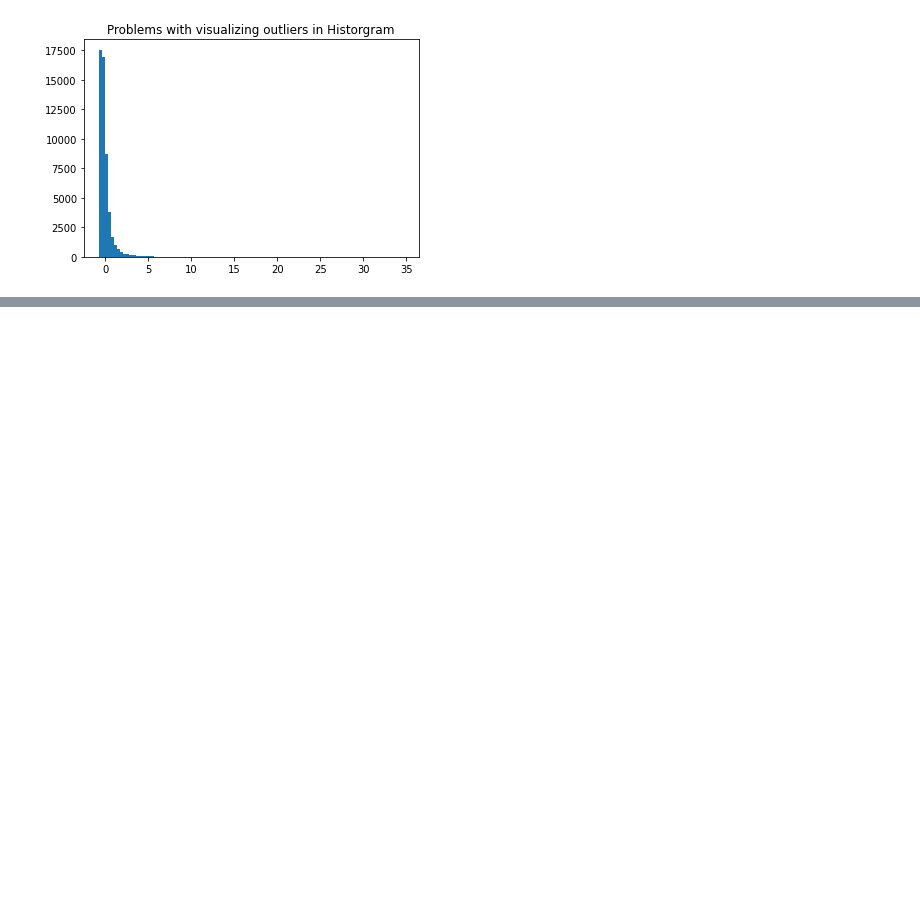
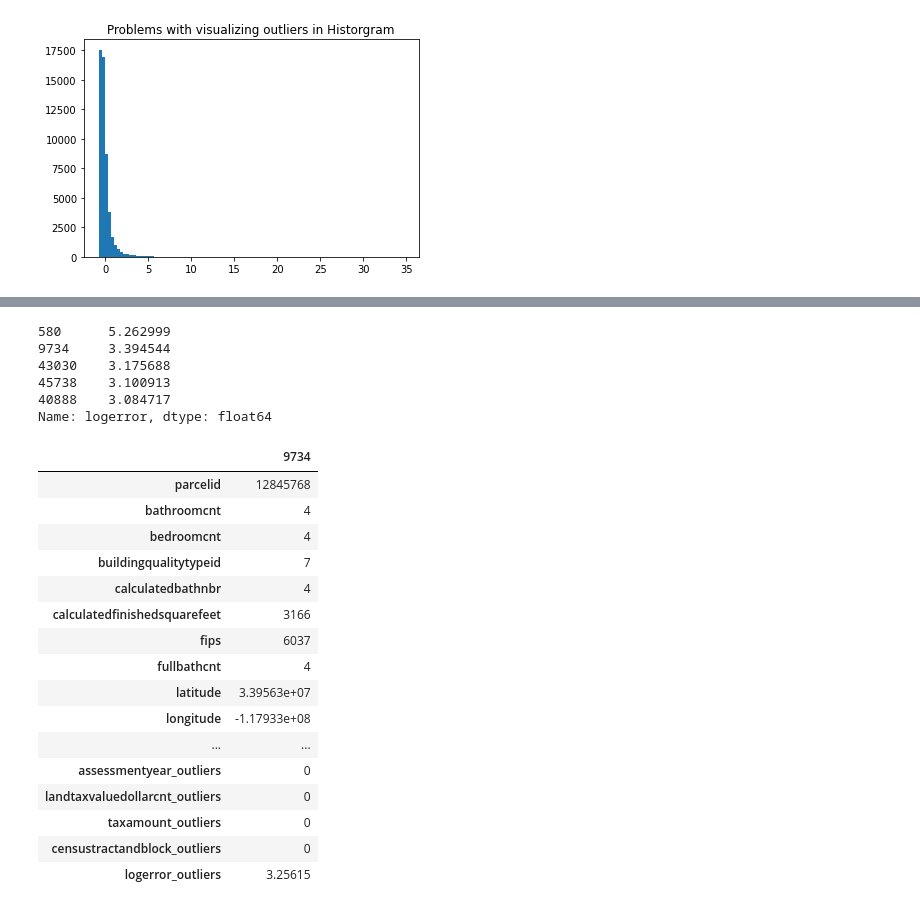
Before and after one commit to armadillo-zillow/zillow_clustering_project, a Jupyter notebook: noah_working_file.ipynb, the cells around one changed output, grey strips where cells are left out. Saved outputs shown, nothing was run; the diff lists cells and outputs as text; code cells hidden in the pictures; blank space fills up the shorter version.

```diff
--- a/noah_working_file.ipynb
+++ b/noah_working_file.ipynb
@@ -223,0 +324,29 @@ plt.title('Problems with visualizing outliers in BarPlot')
+# %%
+df.logerror.nlargest()
+# %% [output]
+580      5.262999
+9734     3.394544
+43030    3.175688
+45738    3.100913
+40888    3.084717
+Name: logerror, dtype: float64
+# %%
+pd.DataFrame(df.loc[9734, :])
+# %% [output]
+|  | 9734 |
+| parcelid | 12845768 |
+| bathroomcnt | 4 |
+| bedroomcnt | 4 |
+| buildingqualitytypeid | 7 |
+| calculatedbathnbr | 4 |
+| calculatedfinishedsquarefeet | 3166 |
+| fips | 6037 |
+| fullbathcnt | 4 |
+| latitude | 3.39563e+07 |
+| longitude | -1.17933e+08 |
+| ... | ... |
+| assessmentyear_outliers | 0 |
+| landtaxvaluedollarcnt_outliers | 0 |
+| taxamount_outliers | 0 |
+| censustractandblock_outliers | 0 |
+| logerror_outliers | 3.25615 |
```
Also changed, not shown: parts of 7 cells of this notebook, 1 other file.
